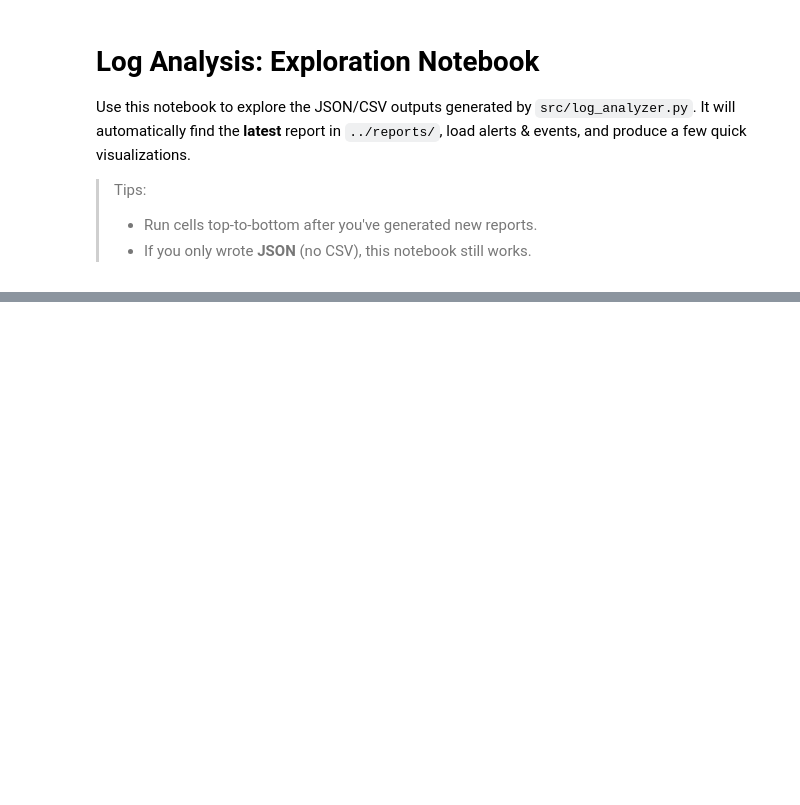
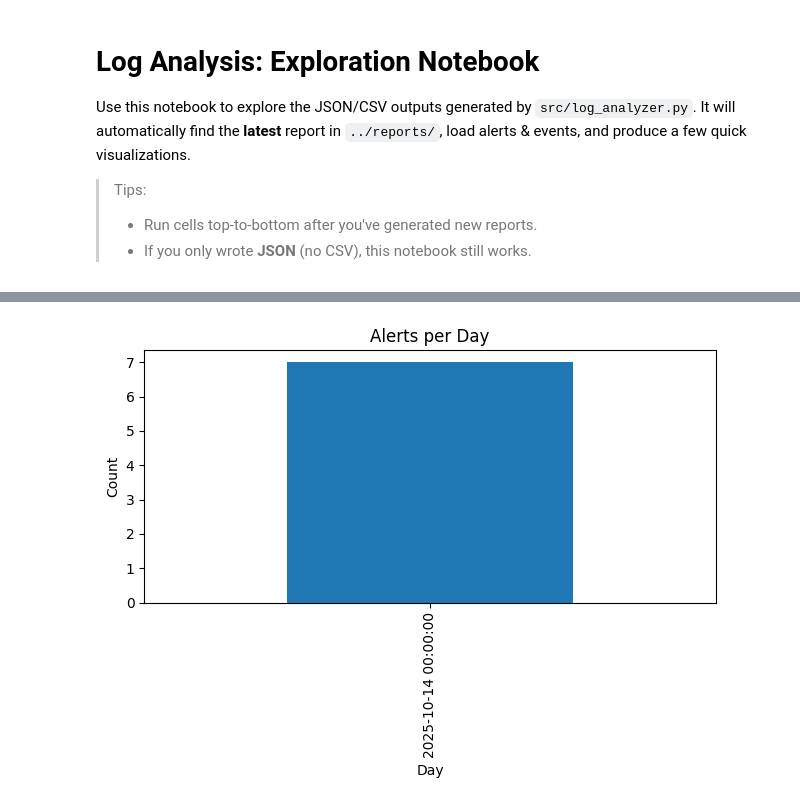
Before and after one commit to DrHembree/log-alert-automation, a Jupyter notebook: notebooks/analysis.ipynb, the cells around one changed output, grey strips where cells are left out. Drawn from its saved outputs; the diff is of its cells as text; code cells hidden in the pictures; blank space fills up the shorter version.

```diff
--- a/notebooks/analysis.ipynb
+++ b/notebooks/analysis.ipynb
@@ -154,3 +202,17 @@ else:
+# %%
+# Alerts per Day
+ts = pd.to_datetime(df_alerts["start"])
+per_day = ts.dt.floor("D").value_counts().sort_index()
+
+plt.figure()
+per_day.plot(kind="bar")
+plt.title("Alerts per Day")
+plt.xlabel("Day")
+plt.ylabel("Count")
+plt.tight_layout()
+plt.show()
+# %% [output]
+[figure, added]
 # %%
 
 # === Visualization: Top IPs in events ===
```
Also changed, not shown: parts of 7 cells of this notebook.
